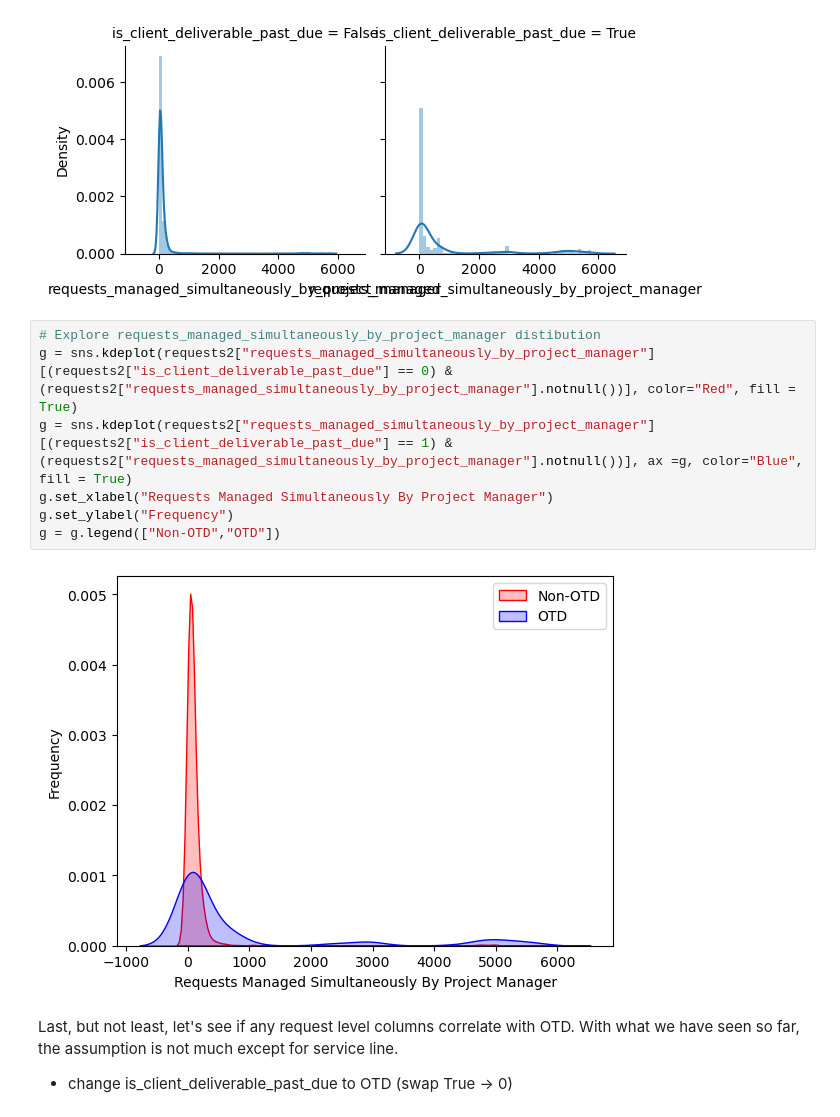
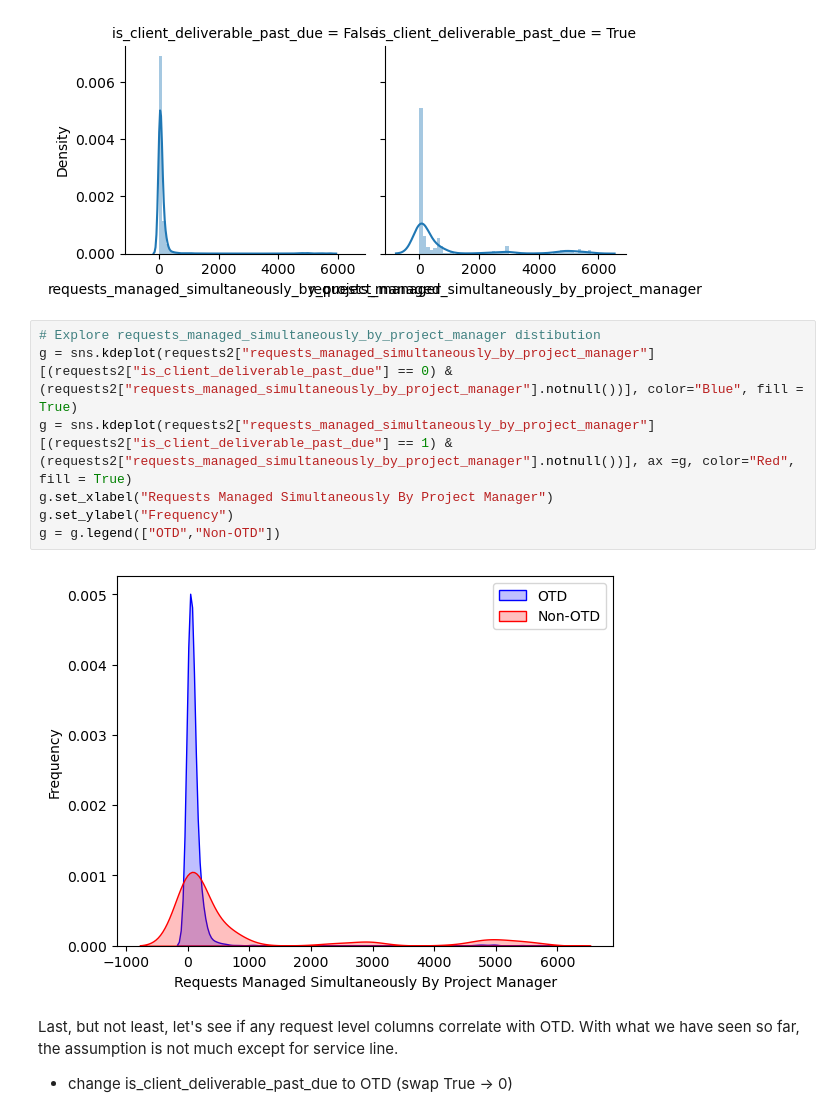
Before and after one commit to mindyng/Take-Homes, a Jupyter notebook: welocalize-sr-da-assessment.ipynb, the cells around one changed output. Drawn from its saved outputs; the diff is of its cells as text.

```diff
--- a/welocalize-sr-da-assessment.ipynb
+++ b/welocalize-sr-da-assessment.ipynb
@@ -815,13 +815,13 @@ https://gist.github.com/mwaskom/de44147ed2974457ad6372750bbe5751
 [figure]
 # %%
 # Explore requests_managed_simultaneously_by_project_manager distibution
-g = sns.kdeplot(requests2["requests_managed_simultaneously_by_project_manager"][(requests2["is_client_deliverable_past_due"] == 0) & (requests2["requests_managed_simultaneously_by_project_manager"].notnull())], color="Red", fill = True)
-g = sns.kdeplot(requests2["requests_managed_simultaneously_by_project_manager"][(requests2["is_client_deliverable_past_due"] == 1) & (requests2["requests_managed_simultaneously_by_project_manager"].notnull())], ax =g, color="Blue", fill = True)
+g = sns.kdeplot(requests2["requests_managed_simultaneously_by_project_manager"][(requests2["is_client_deliverable_past_due"] == 0) & (requests2["requests_managed_simultaneously_by_project_manager"].notnull())], color="Blue", fill = True)
+g = sns.kdeplot(requests2["requests_managed_simultaneously_by_project_manager"][(requests2["is_client_deliverable_past_due"] == 1) & (requests2["requests_managed_simultaneously_by_project_manager"].notnull())], ax =g, color="Red", fill = True)
 g.set_xlabel("Requests Managed Simultaneously By Project Manager")
 g.set_ylabel("Frequency")
-g = g.legend(["Non-OTD","OTD"])
+g = g.legend(["OTD","Non-OTD"])
 # %% [output]
-[figure, old version]
+[figure, new version]
 # %% [markdown]
 Last, but not least, let's see if any request level columns correlate with OTD. With what we have seen so far, the assumption is not much except for service line.
 * change is_client_deliverable_past_due to OTD (swap True -> 0)
```
Also changed, not shown: parts of 4 cells of this notebook.
